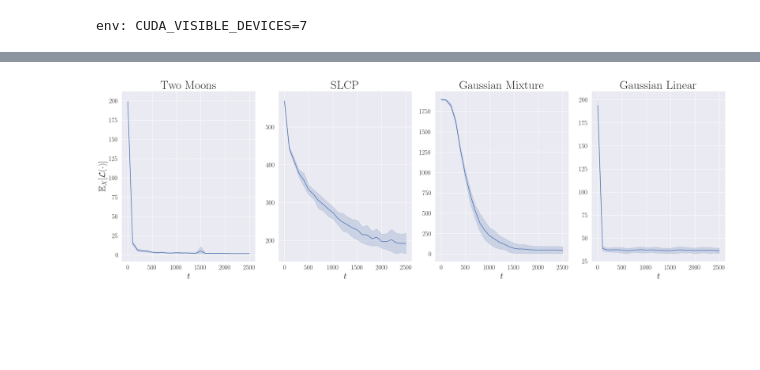
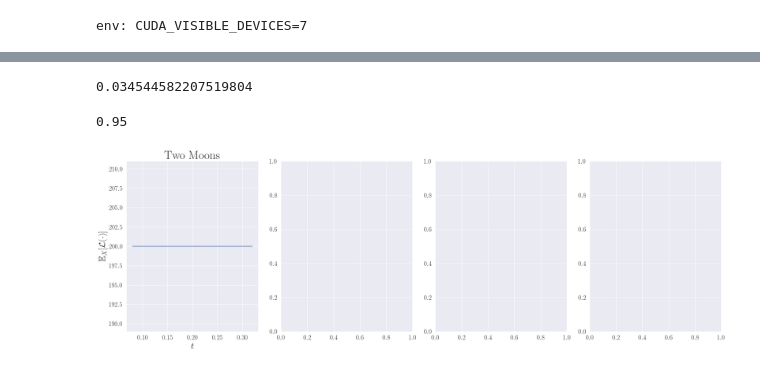
Before and after one commit to yashpatel5400/canvi, a Jupyter notebook: canvi/set_size_sbi.ipynb, the cells around one changed output, grey strips where cells are left out. Saved outputs shown, nothing was run; the diff lists cells and outputs as text; code cells hidden in the pictures; blank space fills up the shorter version.

```diff
--- a/canvi/set_size_sbi.ipynb
+++ b/canvi/set_size_sbi.ipynb
@@ -201,0 +38,5 @@ sns.lineplot(data=df, x="epoch", y="sizes")
+# %%
+import pickle
+
+with open(os.path.join("minmax", "two_moons.pkl"), "rb") as f:
+    mins, maxs = pickle.load(f)
@@ -201,0 +55,7 @@ sns.lineplot(data=df, x="epoch", y="sizes")
+# %%
+def get_thetas_grid(mins, maxs):
+    theta1 = np.linspace(mins[0], maxs[0], 200)
+    theta2 = np.linspace(mins[1], maxs[1], 200)
+    dA = (theta1[1] - theta1[0]) * (theta2[1] - theta2[0]) # area element (for approximating integral)
+    thetas_unflat = np.meshgrid(theta1, theta2)
+    return np.vstack((thetas_unflat[0].flatten(), thetas_unflat[1].flatten())).T.astype(np.float32), dA
@@ -202,38 +116,46 @@ sns.lineplot(data=df, x="epoch", y="sizes")
+# %%
+area
+# %% [output]
+0.034544582207519804
+# %%
+desired_coverage
+# %% [output]
+0.95
 # %%
 task_names = [
     'two_moons',
-    'slcp',
-    'gaussian_mixture',
-    'gaussian_linear',
+    # 'slcp',
+    # 'gaussian_mixture',
+    # 'gaussian_linear',
 ]
 
 task_name_titles = [
     'Two Moons',
-    'SLCP',
-    'Gaussian Mixture',
-    'Gaussian Linear',
+    # 'SLCP',
+    # 'Gaussian Mixture',
+    # 'Gaussian Linear',
 ]
 
 fig, axs = plt.subplots(nrows=1, ncols=4, figsize=(24,8))
 # axs[0].set_ylabel("$\mathbb{E}_X[\mathcal{L}(\cdot)]$",fontsize=24)
 for i, task_name in enumerate(task_names):
-    df = pd.read_csv(f'{task_name}.csv', header=None, index_col=0)
+    df = pd.read_csv(f'{task_name}_sizes.csv', header=None, index_col=0)
     axs[i].set_title(task_name_titles[i], fontsize=32)
     axs[i].set_xlabel(r"$t$",fontsize=24)
 
     # if i % 2 == 1:
     #     axs[i].set_xlabel(r"$t$",fontsize=24)
     # else:
     #     axs[i].set_xlabel(" ")
 
     if i == 0:
         axs[i].set_ylabel("$\mathbb{E}_X[\mathcal{L}(\cdot)]$",fontsize=24)
     else:
         axs[i].set_ylabel(" ")
 
     sns.lineplot(data=df, x=1, y=2, ax=axs[i])
 
 plt.tight_layout()
-plt.savefig(f"sbi_set_sizes.png")
+# plt.savefig(f"sbi_set_sizes.png")
 # %% [output]
-[figure, old version]
+[figure, new version]
```
Also changed, not shown: parts of 11 cells of this notebook, 1 other file.
